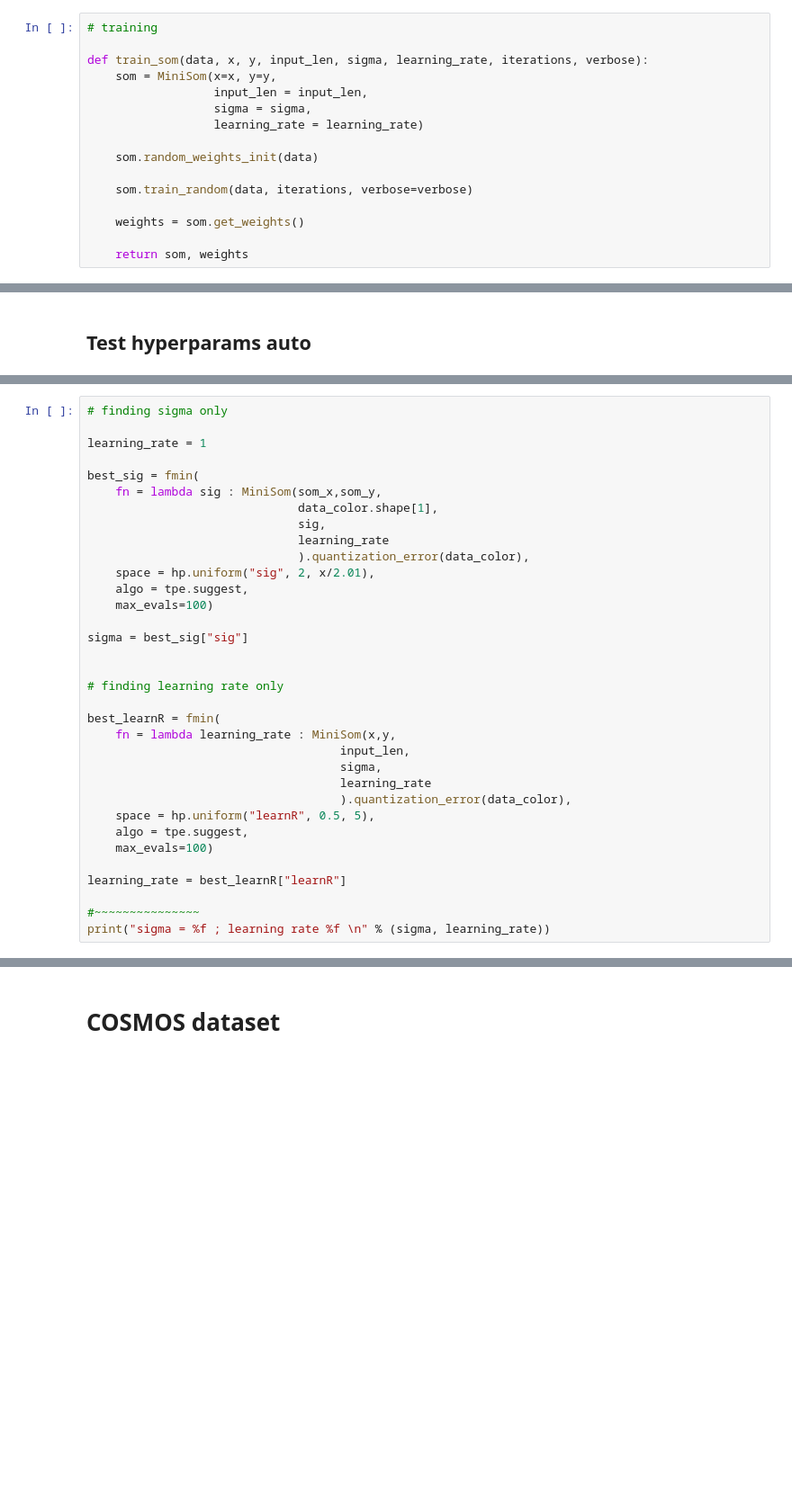
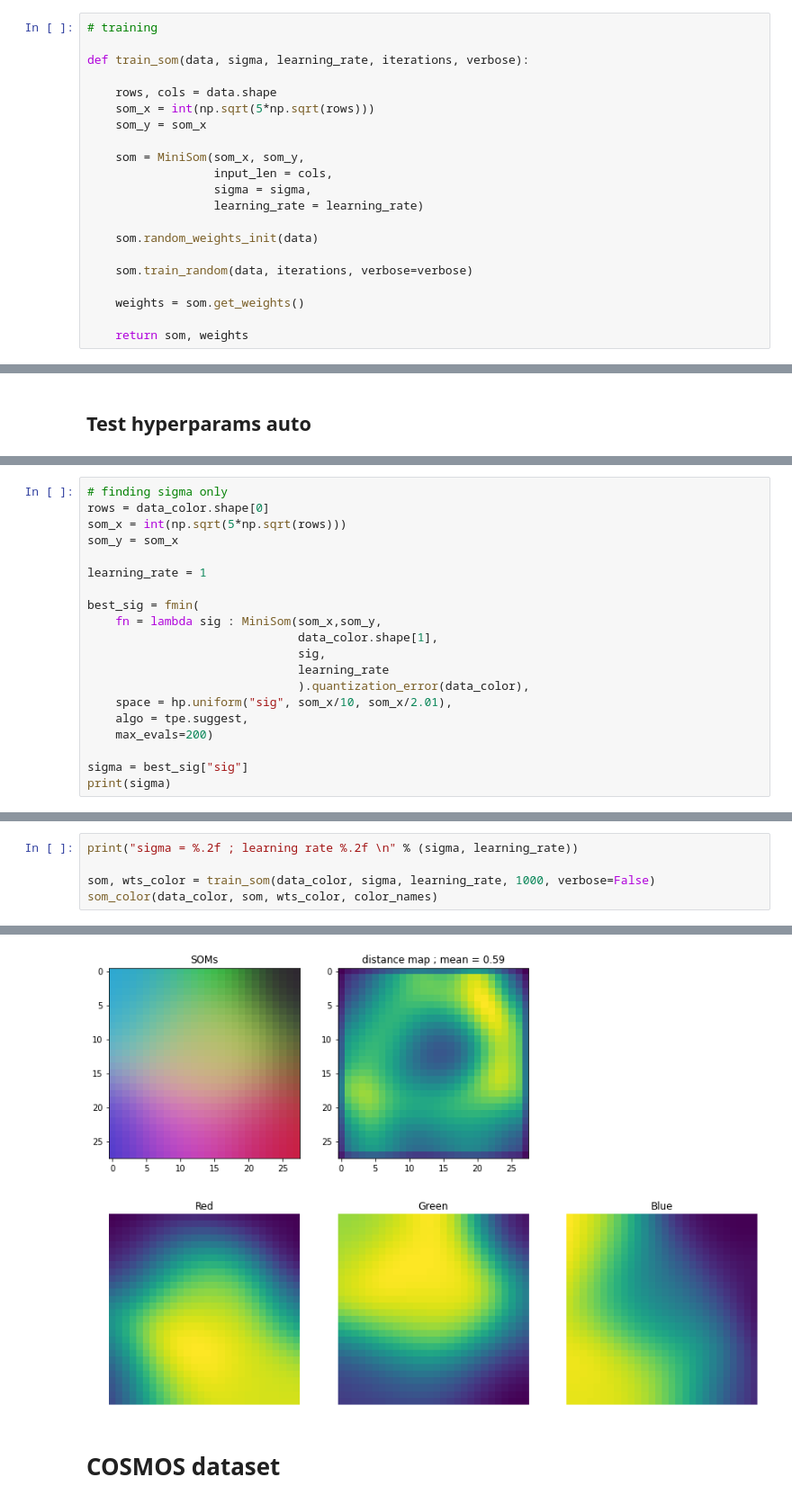
Before and after one commit to Oliv2398/SOMs-in-astrophysics, a Jupyter notebook: SOMs_colors.ipynb, the cells around one changed output, grey strips where cells are left out. Shown: that part at 90% size. Saved outputs shown, nothing was run; the diff lists cells and outputs as text; blank space fills up the shorter version.

```diff
--- a/SOMs_colors.ipynb
+++ b/SOMs_colors.ipynb
@@ -52,9 +56,14 @@ cd drive/My\ Drive/Colab\ Notebooks
 # %%
 # training
 
-def train_som(data, x, y, input_len, sigma, learning_rate, iterations, verbose):
-    som = MiniSom(x=x, y=y,
-                  input_len = input_len,
+def train_som(data, sigma, learning_rate, iterations, verbose):
+
+    rows, cols = data.shape
+    som_x = int(np.sqrt(5*np.sqrt(rows)))
+    som_y = som_x
+
+    som = MiniSom(som_x, som_y,
+                  input_len = cols,
                   sigma = sigma,
                   learning_rate = learning_rate)
 
@@ -275,5 +333,8 @@ sigma = 6.664794 ; learning rate 3.806254
 # %%
 # finding sigma only
+rows = data_color.shape[0]
+som_x = int(np.sqrt(5*np.sqrt(rows)))
+som_y = som_x
 
 learning_rate = 1
 
@@ -283,27 +344,10 @@ best_sig = fmin(
                               sig,
                               learning_rate
                               ).quantization_error(data_color),
-    space = hp.uniform("sig", 2, x/2.01),
+    space = hp.uniform("sig", som_x/10, som_x/2.01),
     algo = tpe.suggest,
-    max_evals=100)
+    max_evals=200)
 
 sigma = best_sig["sig"]
-
-
-# finding learning rate only
-
-best_learnR = fmin(
-    fn = lambda learning_rate : MiniSom(x,y,
-                                    input_len,
-                                    sigma,
-                                    learning_rate
-                                    ).quantization_error(data_color),
-    space = hp.uniform("learnR", 0.5, 5),
-    algo = tpe.suggest,
-    max_evals=100)
-
-learning_rate = best_learnR["learnR"]
-
-#~~~~~~~~~~~~~~~
-print("sigma = %f ; learning rate %f \n" % (sigma, learning_rate))
+print(sigma)
 # %% [output]
@@ -329,0 +355,6 @@ som_color(data_color, wts_color, color_names)# sigma = 4.477, learning_rate = 2.
+# %%
+print("sigma = %.2f ; learning rate %.2f \n" % (sigma, learning_rate))
+
+som, wts_color = train_som(data_color, sigma, learning_rate, 1000, verbose=False)
+som_color(data_color, som, wts_color, color_names)
+# %% [output]
@@ -330,3 +362,4 @@ som_color(data_color, wts_color, color_names)# sigma = 4.477, learning_rate = 2.
+[figure, added]
 # %% [markdown]
 <a name="S4"></a>
 # COSMOS dataset
```
Also changed, not shown: parts of 56 cells of this notebook.
